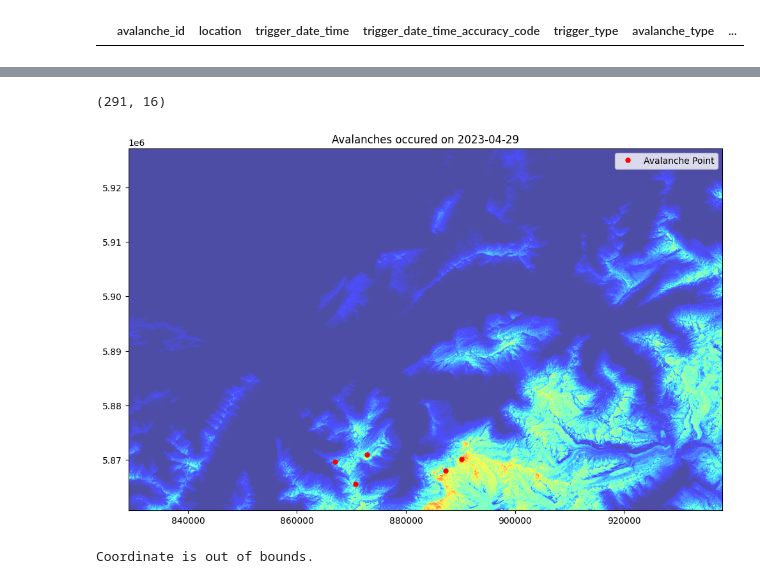
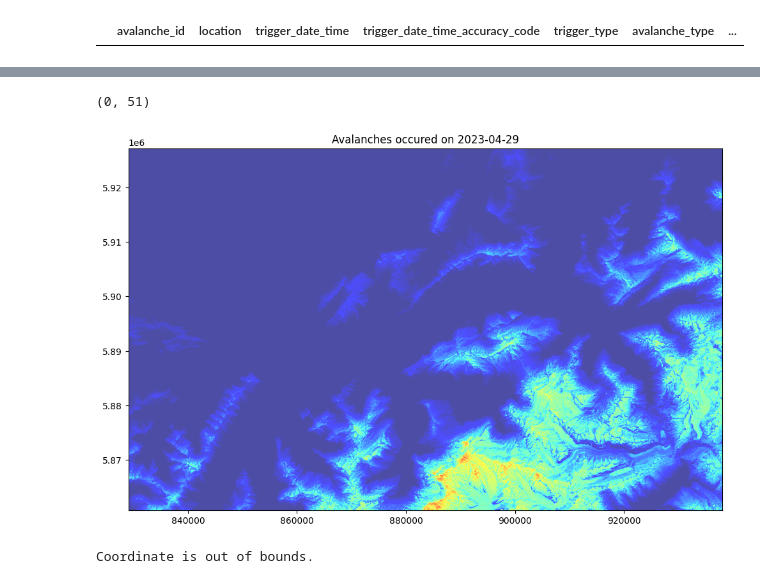
Before and after one commit to IlyaYakushevskiy/avalanche_sat, a Jupyter notebook: Sat Data/prepare_sat_ds.ipynb, the cells around one changed output, grey strips where cells are left out. Cells and saved outputs as stored; diff of their text form; code cells hidden in the pictures.

```diff
--- a/Sat Data/prepare_sat_ds.ipynb
+++ b/Sat Data/prepare_sat_ds.ipynb
@@ -160,0 +217,4 @@ new_df.head()
+# %%
+test_map_df.loc[test_map_df["snow_depth_sat"] == 0, "snow_depth_sat"] = np.nan
+test_map_df["snow_depth_sat"].isna().sum()
+len(test_map_df["snow_depth_sat"])
@@ -381,3 +489,23 @@ Done processing all points.
+# %%
+### ADD ELEVATION DATA TO MAIN DATASET
+new_df['elevation'] = np.nan
+new_df['gradient_x'] = np.nan
+new_df['gradient_y'] = np.nan
+new_df['gradient_magnitude'] = np.nan
+new_df['aspect'] = np.nan
+
+for _, row in new_df.iterrows():
+    lon = row['lon']
+    lat = row['lat']
+    elevation = get_elevation(lon, lat)
+    gradient_x, gradient_y, gradient_magnitude = get_gradient(lon, lat)
+    aspect = get_aspect(lon, lat)
+
+    new_df.at[_, 'elevation'] = elevation
+    new_df.at[_, 'gradient_x'] = gradient_x
+    new_df.at[_, 'gradient_y'] = gradient_y
+    new_df.at[_, 'gradient_magnitude'] = gradient_magnitude
+    new_df.at[_, 'aspect'] = aspect
 # %%
 new_df.head()
 # %% [output]
@@ -390,53 +518,65 @@ new_df.head()
 # %%
 # SAVE DATASETS
-new_df.to_csv('./avalanche_sat+depth_all.csv', index=False)
+new_df.to_csv('./avalanche+sat+depth+weather_all.csv', index=False)
+test_map_df.to_csv('./test_image.csv', index=False)
 #make new df only for trigger_type = 'NATURAL'
 natural_df = new_df[new_df['trigger_type'] == 'NATURAL']
+
 natural_df.to_csv('./avalanche_with_sat.csv', index=False)
 natural_df.shape
 # %% [output]
-(291, 16)
+(0, 51)
 # %%
 ###plot avalanches on day 2023-04-01 from new_df
-
+new_df = pd.read_csv('avalanche_sat+weather_all.csv')
 import matplotlib.pyplot as plt
 from rasterio.plot import show  # Correct way to plot raster data
 import rasterio
 from pyproj import Transformer
 
 tif_path = tif_path_from_date('2023-04-29')
 transformer = Transformer.from_crs("EPSG:4326", "EPSG:3857", always_xy=True)
 date = '2023-04-29'
 
 with rasterio.open(tif_path) as src:
     band = src.read(1)
     transform = src.transform  # Affine transform for pixel <-> world coords
 
     fig, ax = plt.subplots(figsize=(10, 10))
 
     # Plot the raster correctly using rasterio.plot.show
     show(band, transform=transform, cmap='jet', ax=ax, alpha=0.7)
 
     ax.set_title('Avalanches occured on ' + date)
 
 
     # Plot avalanche points
-    for _, row in natural_df.iterrows():
+    for _, row in new_df.iterrows():
         if date in row['trigger_date_time']:
             lon = row['lon']
             lat = row['lat']
-            x_3857, y_3857 = transformer.transform(lon, lat)
-            ax.plot(x_3857, y_3857, 'ro', markersize=5, label='Avalanche Point')
+            is_avalanche = row['Avalanche Event']
+
+            if is_avalanche == 1:
+
+                x_3857, y_3857 = transformer.transform(lon, lat)
+
+                #ax.plot(x_3857, y_3857, 'ro', markersize=5, label='Avalanche Point')
+            else:
+                x_3857, y_3857 = transformer.transform(lon, lat)
+
+                #ax.plot(x_3857, y_3857, 'go', markersize=5, label='Random Point')
 
     # Optional: show legend only once
     handles, labels = ax.get_legend_handles_labels()
     if handles:
-        ax.legend([handles[0]], [labels[0]])
+        ax.legend([handles[0]], [labels[0]], loc='upper right')
+
 
 plt.tight_layout()
 plt.show()
 # %% [output]
-[figure, old version]
+[figure, new version]
 # %%
 ### ADD ELEVATION PROFILE
 # %% [output]
```
Also changed, not shown: parts of 17 cells of this notebook, 7 other files.
